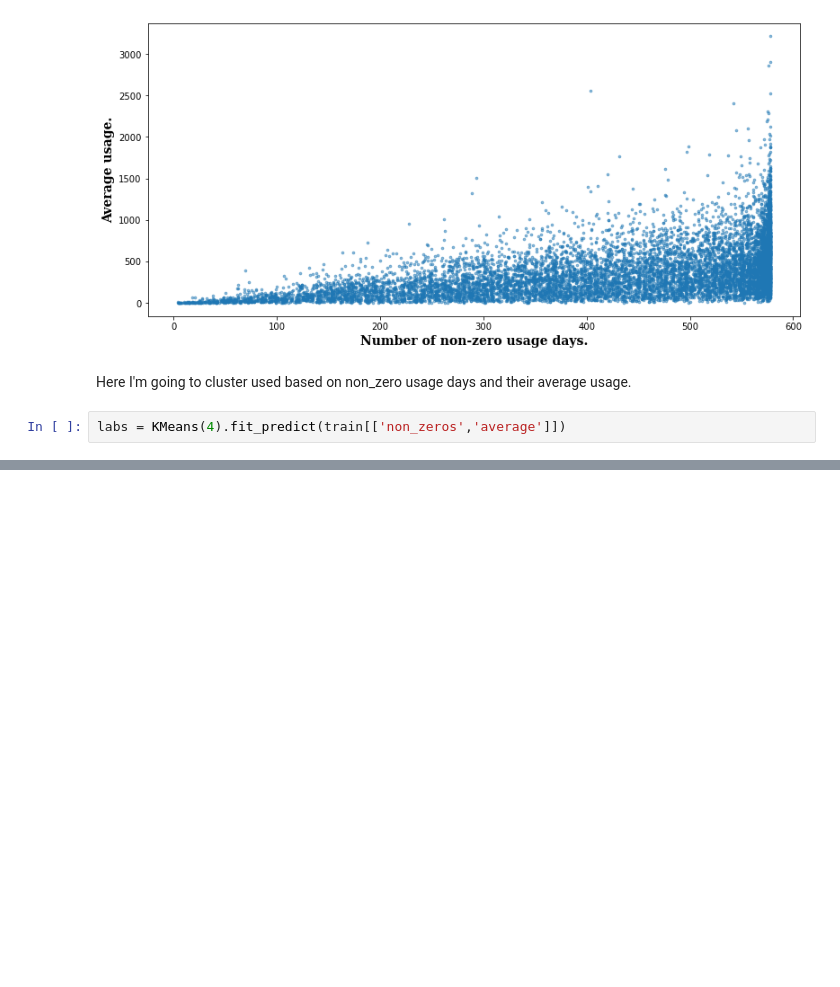
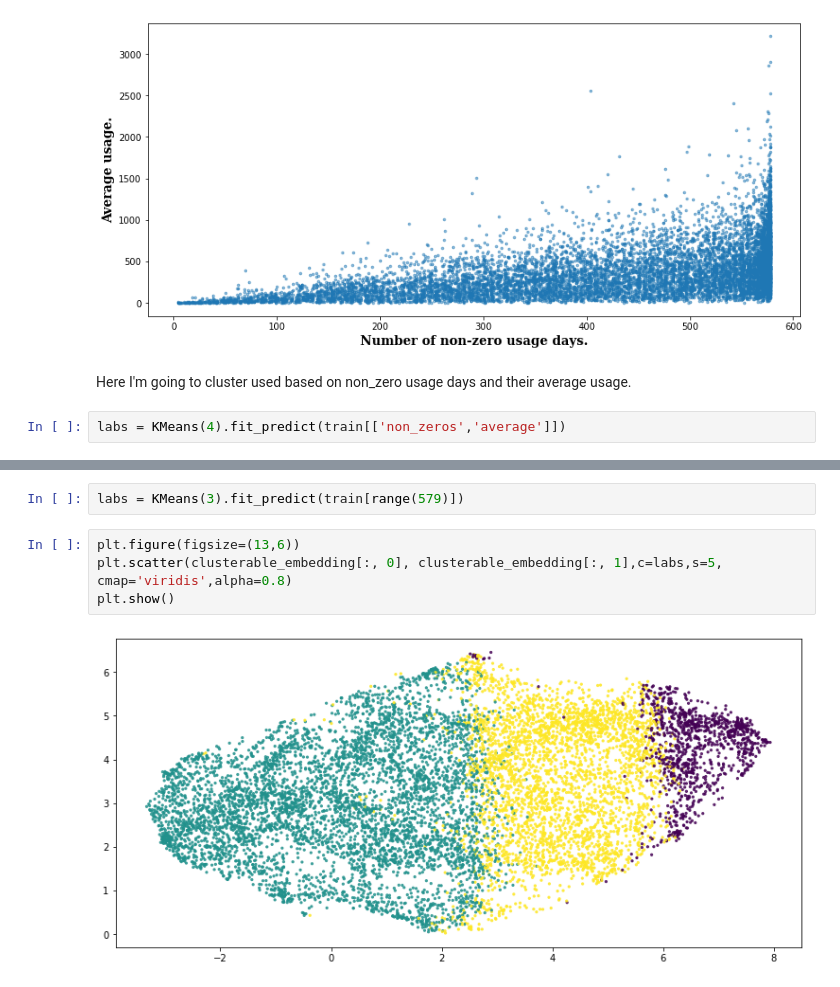
Before and after one commit to Ransaka/MyForecastingRepo, a Jupyter notebook: 04. Time series clustering/01. TS clustering.ipynb, the cells around one changed output, grey strips where cells are left out. Drawn from its saved outputs; the diff is of its cells as text; blank space fills up the shorter version.

```diff
--- a/04. Time series clustering/01. TS clustering.ipynb
+++ b/04. Time series clustering/01. TS clustering.ipynb
@@ -186,0 +198,8 @@ plt.show()
+# %%
+labs = KMeans(3).fit_predict(train[range(579)])
+# %%
+plt.figure(figsize=(13,6))
+plt.scatter(clusterable_embedding[:, 0], clusterable_embedding[:, 1],c=labs,s=5, cmap='viridis',alpha=0.8)
+plt.show()
+# %% [output]
+[figure, added]
```
Also changed, not shown: parts of 13 cells of this notebook, 3 other files.
